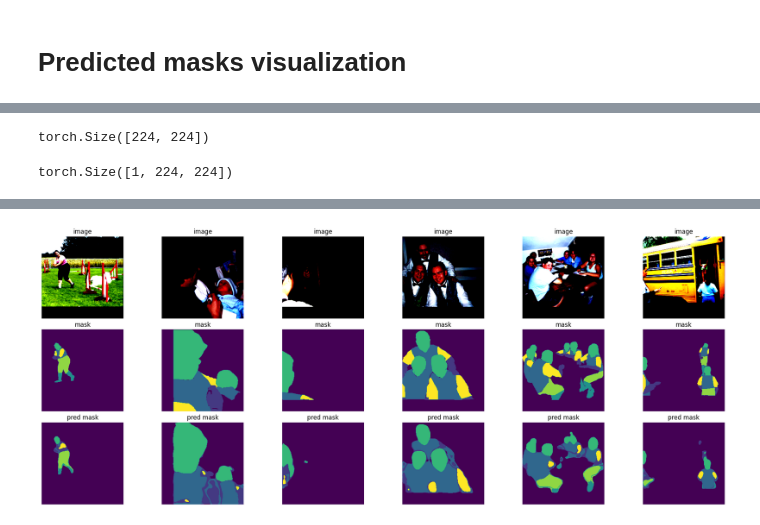
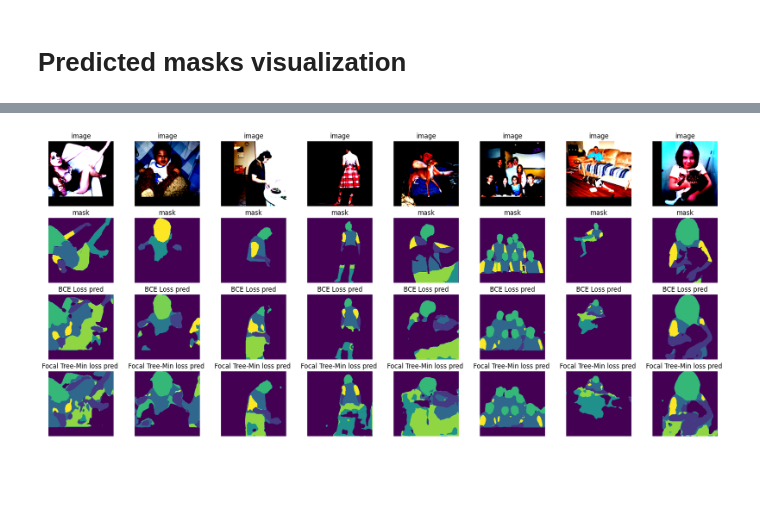
Before and after one commit to Viktor-Sok/Hierarchical_Semantic_Segmentation_Pascal_part, a Jupyter notebook: Notebooks/Model_comparison.ipynb, the cells around one changed output, grey strips where cells are left out. Drawn from its saved outputs; the diff is of its cells as text; code cells hidden in the pictures; blank space fills up the shorter version.

```diff
--- a/Notebooks/Model_comparison.ipynb
+++ b/Notebooks/Model_comparison.ipynb
@@ -225,3 +226,4 @@ model1 = smp.Unet(
     in_channels=3,                  # model input channels (1 for gray-scale images, 3 for RGB, etc.)
     classes=9                    # model output channels (number of classes in your dataset)
 )
+model1.segmentation_head[2].activation = torch.nn.Sigmoid()
@@ -236,6 +236,7 @@ model2 = smp.Unet(
     in_channels=3,                  # model input channels (1 for gray-scale images, 3 for RGB, etc.)
     classes=9                    # model output channels (number of classes in your dataset)
 )
+model2.segmentation_head[2].activation = torch.nn.Sigmoid()
 # %%
 model1.load_state_dict(model_data1['model_state_dict']) # bce_loss
 model2.load_state_dict(model_data2['model_state_dict']) #focal_tree_loss
@@ -330,2 +321,0 @@ torch.Size([1, 9, 224, 224])
-# %%
-pred = inference(sc.cpu())
@@ -428,4 +373,0 @@ plt.imshow(pred.squeeze())
-# %%
-valset_msk[0].shape
-# %% [output]
-torch.Size([224, 224])
@@ -434,10 +374,6 @@ inference(sc.cpu())
-# %%
-pred.shape
-# %% [output]
-torch.Size([1, 224, 224])
 # %%
-plt.figure(figsize=(20, 10), constrained_layout = True)
-nmax = 6
+plt.figure(figsize=(18, 8), constrained_layout = True)
+nmax = 8
 for i in range(nmax):
     j = np.random.randint(0, len(imgs_val) - 1)
 
@@ -453,11 +389,19 @@ for i in range(nmax):
 
     plt.subplot(4, nmax, i+2*nmax+1)
     plt.axis("off")
-    plt.title("pred mask")
+    plt.title("BCE Loss pred")
     with torch.no_grad():
       model1.eval()
-      pred = inference(model1(valset_img[j].unsqueeze(0).to(device)).cpu()).squeeze()
-    plt.imshow(combine_masks(pred).squeeze())
+      pred1 = inference(model1(valset_img[j].unsqueeze(0).to(device)).cpu()).squeeze()
+    plt.imshow(combine_masks(pred1).squeeze())
+
+    plt.subplot(4, nmax, i+3*nmax+1)
+    plt.axis("off")
+    plt.title("Focal Tree-Min loss pred ")
+    with torch.no_grad():
+      model2.eval()
+      pred2 = inference(model2(valset_img[j].unsqueeze(0).to(device)).cpu()).squeeze()
+    plt.imshow(combine_masks(pred2).squeeze())
 # %% [output]
 WARNING:matplotlib.image:Clipping input data to the valid range for imshow with RGB data ([0..1] for floats or [0..255] for integers).
 WARNING:matplotlib.image:Clipping input data to the valid range for imshow with RGB data ([0..1] for floats or [0..255] for integers).
@@ -468 +414 @@ WARNING:matplotlib.image:Clipping input data to the valid range for imshow with
-[figure, old version]
+[figure, new version]
```
Also changed, not shown: parts of 28 cells of this notebook.
